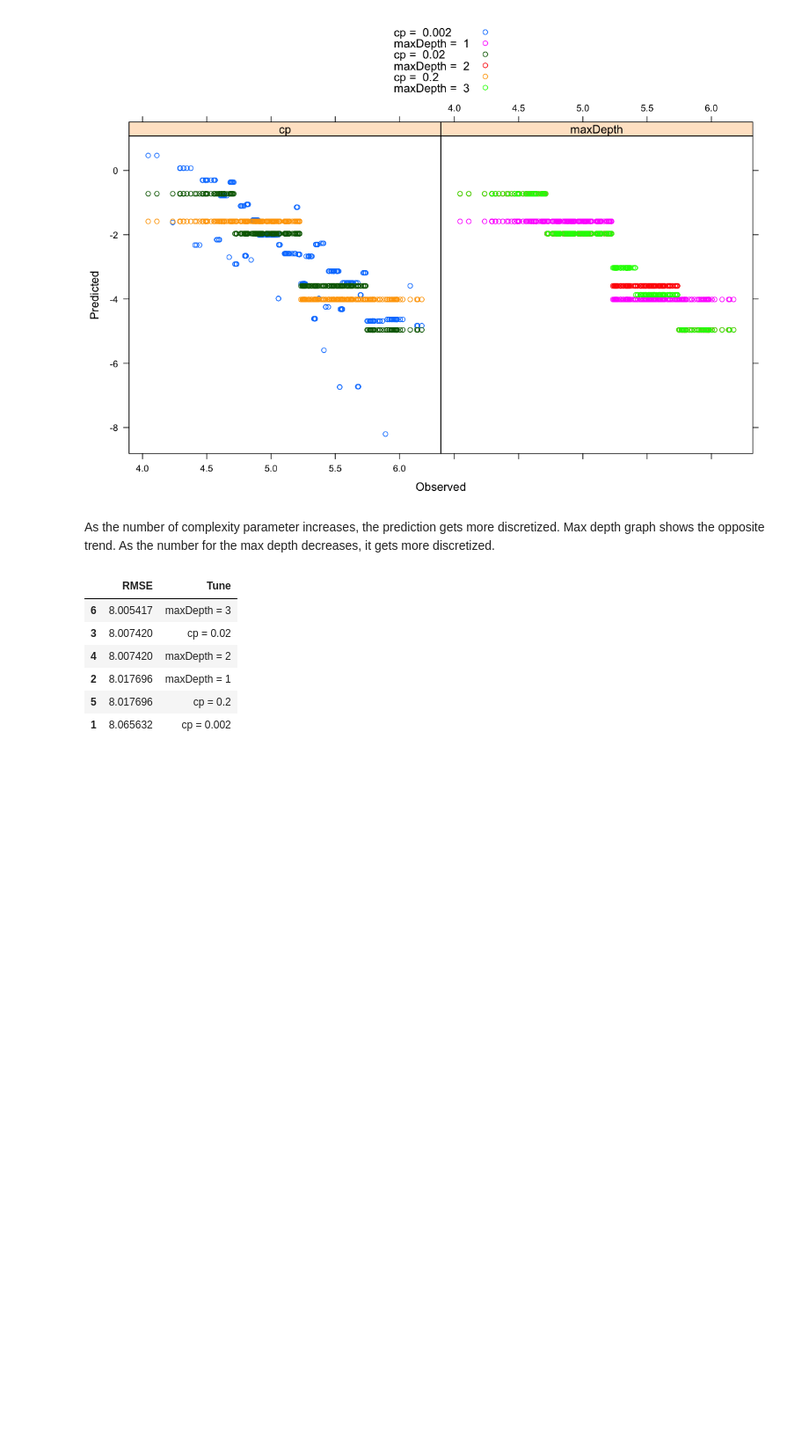
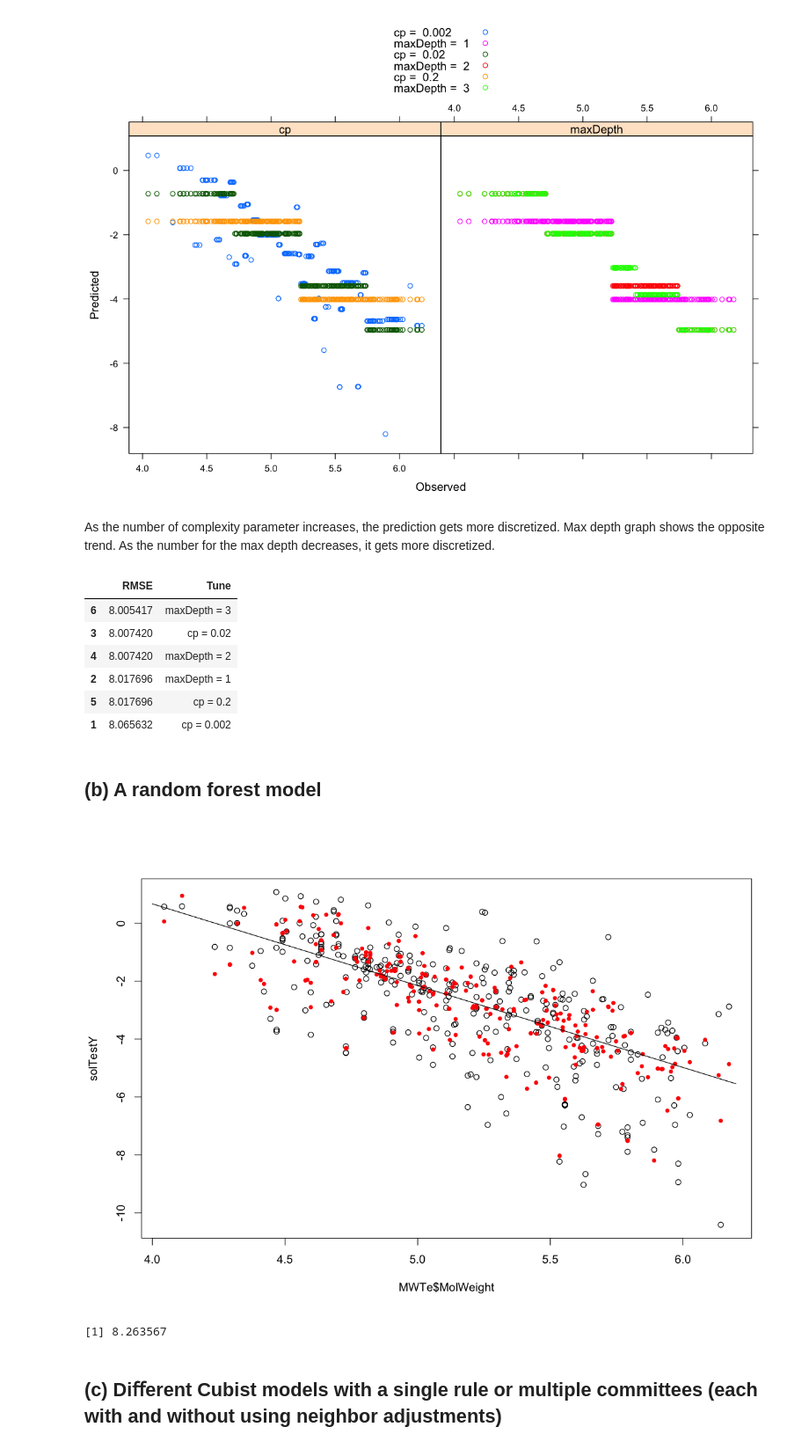
Before and after one commit to yoonoh930/APMExercise, a Jupyter notebook: Chpt_8/Computing.ipynb, the cells around one changed output. Shown at 88% size. Cells and saved outputs as stored; diff of their text form; code cells hidden in the pictures; blank space fills up the shorter version.

```diff
--- a/Chpt_8/Computing.ipynb
+++ b/Chpt_8/Computing.ipynb
@@ -420,3 +420,24 @@ RMSE[order(RMSE$RMSE),]
 | 2 | 8.017696 | maxDepth = 1 |
 | 5 | 8.017696 | cp = 0.2 |
 | 1 | 8.065632 | cp = 0.002 |
+# %% [markdown]
+## (b) A random forest model
+# %%
+# Can't change mtry because
+set.seed(46)
+rfmod <- train(Y~MolWeight, data=MWTr,
+               method='rf',
+               tuneLength=1)
+# %%
+plot(x=MWTe$MolWeight, y=solTestY)
+points(x=MWTe$MolWeight, y=predict(rfmod, MWTe), col='red', cex=1, pch=20)
+n <- data.frame(MolWeight=seq(4, 6.2, 0.1))
+points(x=n$MolWeight, y=predict(lm(Y~MolWeight,data=MWTr), n), type='l')
+# %% [output]
+[figure, added]
+# %%
+rmse(predict(rfmod, MWTe), MWTe$MolWeight) # Lower test set RMSE than rpart.
+# %% [output]
+[1] 8.263567
+# %% [markdown]
+## (c) Diﬀerent Cubist models with a single rule or multiple committees (each with and without using neighbor adjustments)
```
